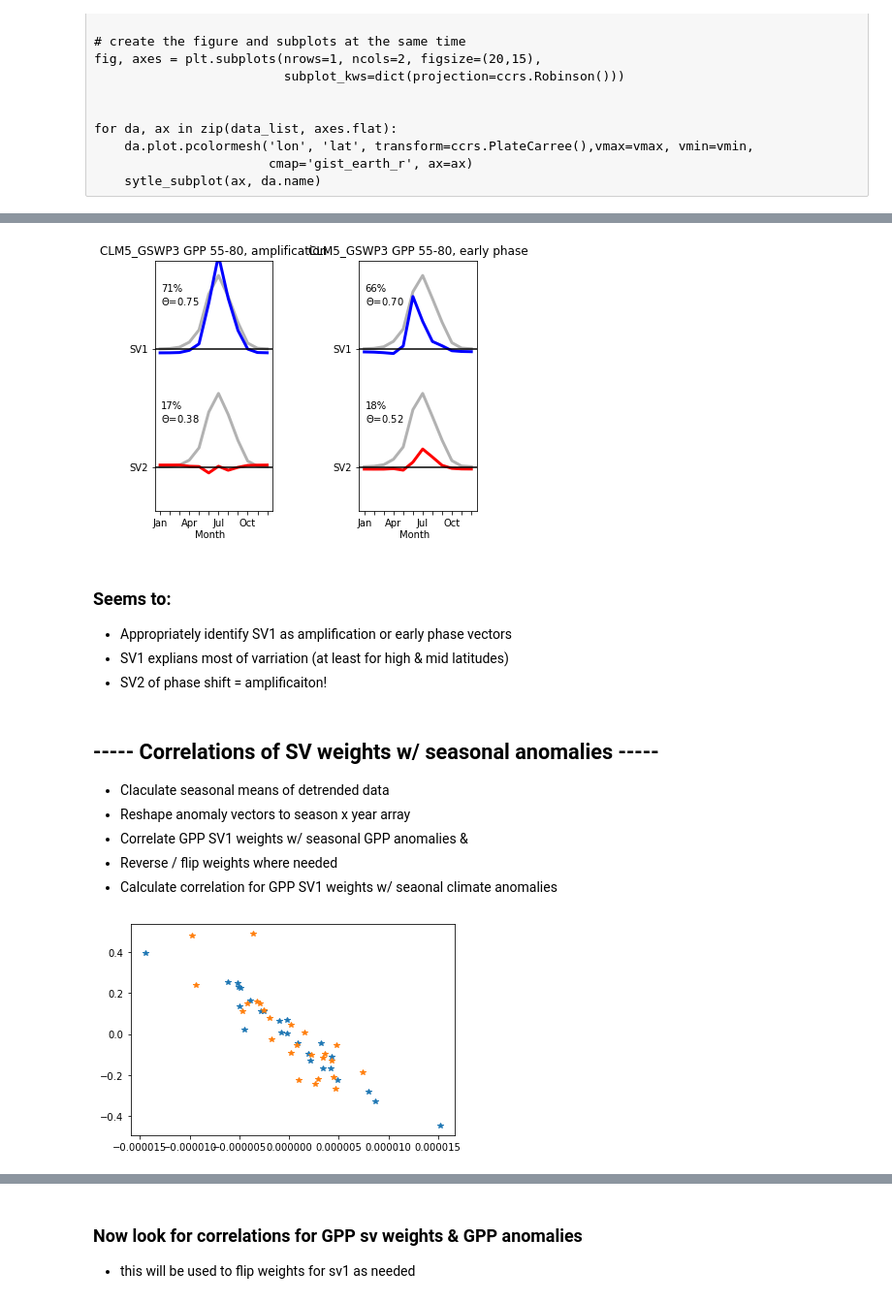
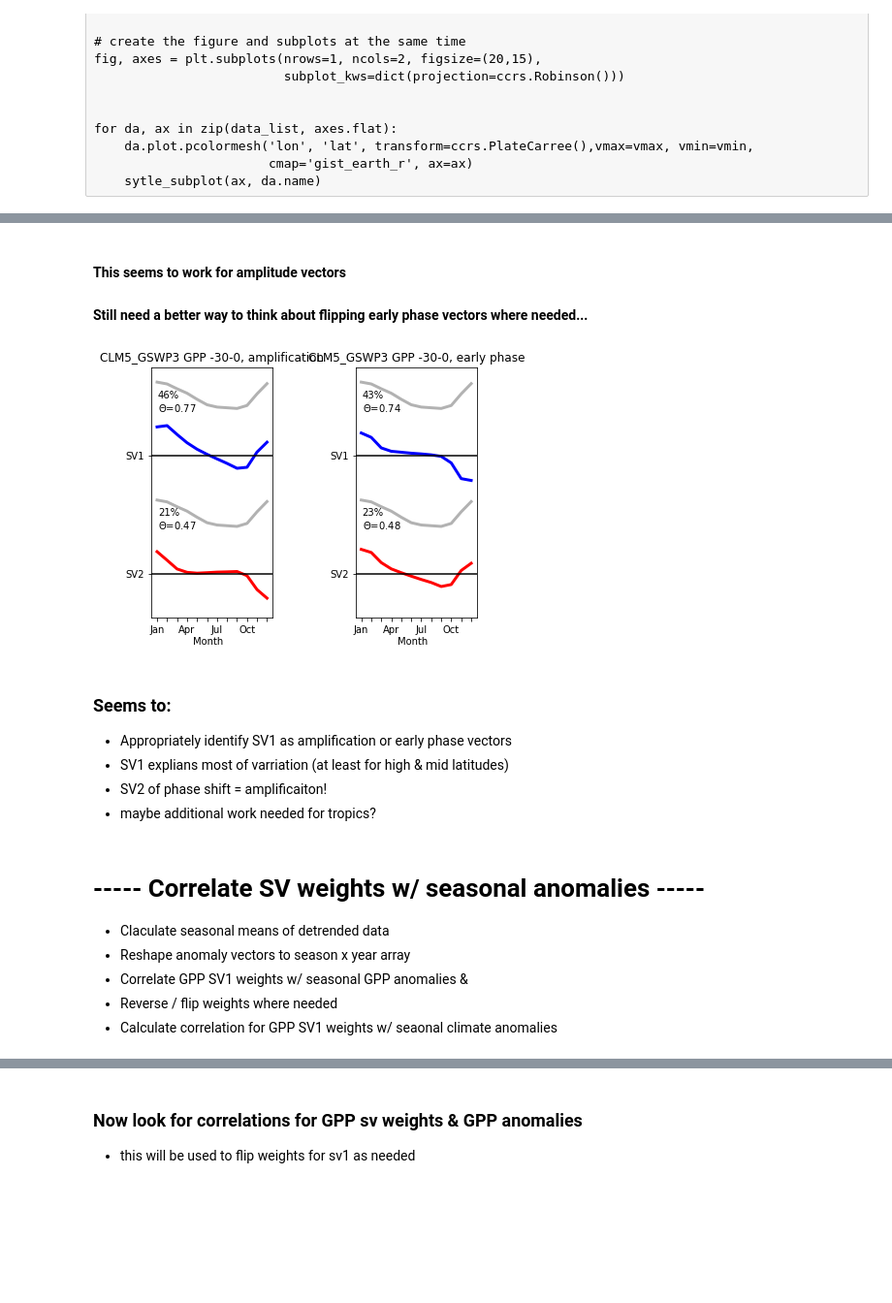
Before and after one commit to NCAR/ctsm_python_gallery, a Jupyter notebook: notebooks/MonthlySVD.ipynb, the cells around one changed output, grey strips where cells are left out. Shown at 97% size. Cells and saved outputs as stored; diff of their text form; code cells hidden in the pictures; blank space fills up the shorter version.

```diff
--- a/notebooks/MonthlySVD.ipynb
+++ b/notebooks/MonthlySVD.ipynb
@@ -790,8 +847,9 @@ array(0.)
 [figure]
 # %%
 # Mask values to isolate regions with amplificaiton vs. phase shift (early green-up)?
-GPP_climo_mask1 = xr.ufuncs.fabs(GPPw_0) >= xr.ufuncs.fabs(GPPw_1)
-GPP_climo_mask2 = xr.ufuncs.fabs(GPPw_1) > xr.ufuncs.fabs(GPPw_0)
+# here using rank correlation, but also could use weighted
+GPP_climo_mask1 = xr.ufuncs.fabs(GPP_corr.ranked[0,...]) >= xr.ufuncs.fabs(GPP_corr.ranked[1,...])
+GPP_climo_mask2 = xr.ufuncs.fabs(GPP_corr.ranked[1,...]) > xr.ufuncs.fabs(GPP_corr.ranked[0,...])
 fig = plt.figure(figsize=(16,20))
 
 ax1 = fig.add_subplot(1,2,1,projection=ccrs.Robinson())
@@ -819,18 +899,22 @@ fig.tight_layout();
+# %% [markdown]
+#### This seems to work for amplitude vectors
+#### Still need a better way to think about flipping early phase vectors where needed...
 # %%
 # calculate mean annual cycle and mean SV1 and SV2 for different regions
 # TODO, This may be more efficient in a loop with different lists of lat-lon regions to focus on.
 
-a = 55  # Min lat, -20 to 10 for Amazon
-b = 80  # Max lat
+a = -30  # Min lat, -20 to 10 for Amazon
+b = 0  # Max lat
 c = 0   # min lon, 280-310 for the Amazon
 d = 360 # max lon
+svd_plot = svd2
+mean_svd_plot = svd_plot.sel(lat=slice(a,b), lon=slice(c,d)).mean(('lat','lon'))
 
 # -- Amplitude vector --
-mean_GPPclimo = GPPclimo.where(GPP_climo_mask1).sel(lat=slice(a,b), lon=slice(c,d)).mean(('lat','lon'))
-mean_svd0 = svd0.where(GPP_climo_mask1).sel(lat=slice(a,b), lon=slice(c,d)).mean(('lat','lon'))
+mean_svd_plotA = svd_plot.where(GPP_climo_mask1).sel(lat=slice(a,b), lon=slice(c,d)).mean(('lat','lon'))
 # -- Phase shift vector --
-mean_GPPclimoB = GPPclimo.where(GPP_climo_mask2).sel(lat=slice(a,b), lon=slice(c,d)).mean(('lat','lon'))
-mean_svd0B = svd0.where(GPP_climo_mask2).sel(lat=slice(a,b), lon=slice(c,d)).mean(('lat','lon'))
+mean_svd_plotB = svd_plot.where(GPP_climo_mask2).sel(lat=slice(a,b), lon=slice(c,d)).mean(('lat','lon'))
+#print(mean_svd_plot)
 # %%
 # Plot First and Second Singular Vectors
 # TODO, but this plotting routine into a function
@@ -838,56 +922,57 @@ mean_svd0B = svd0.where(GPP_climo_mask2).sel(lat=slice(a,b), lon=slice(c,d)).mea
 fig = plt.figure(4,figsize=(6,4.5))
 barwidth = 0.2
 month = np.arange(12)
-multi =0.9e4        #This is a totally arbitrary scale factor, decided by me, to make figures look good!
-ymax=np.max(mean_svd0.vectors.values)
+multi =0.7e4        #This is a totally arbitrary scale factor, decided by me, to make figures look good!
+ymax=np.max(mean_svd_plotA.vectors.values)
 
 # --- GPPP, SVD 1 & 2 for regions in phase with GPP
-vectors2plot=mean_svd0.vectors*multi
-mm2plot = mean_GPPclimo.values
+vectors2plot=mean_svd_plotA.vectors*multi
+mm2plot = mean_svd_plot.climatology
 
 ax1 = fig.add_subplot(1,2,1)
 ax1.plot(np.array(month)+2*barwidth,mm2plot/(4*max(mm2plot))-0.05,'k-',alpha=0.3,linewidth=3)
 ax1.plot(np.array(month)+2*barwidth,mm2plot/(4*max(mm2plot))+0.35,'k-',alpha=0.3,linewidth=3)
-ax1.plot(np.array(month)+2*barwidth,vectors2plot[:,0]*0.75+0.35,'b-',linewidth=3)
-ax1.plot(np.array(month)+2*barwidth,-vectors2plot[:,1]*0.75-0.05,'r-',linewidth=3)
+ax1.plot(np.array(month)+2*barwidth,vectors2plot[0,:]*0.75+0.35,'b-',linewidth=3)
+ax1.plot(np.array(month)+2*barwidth,vectors2plot[1,:]*0.75-0.05,'r-',linewidth=3)
 ax1.axhline(-0.05,color='black')
 ax1.axhline(0.35,color='black')
 ax1.set_xticks(np.array(month)+2*barwidth)
 ax1.set_xticklabels(['Jan','','','Apr','','','Jul','','','Oct','',''])
 ax1.set_yticks([-0.05,0.35])
 ax1.set_yticklabels(['SV2','SV1'])
 ax1.set_ylim([-0.2,0.65])
 
-ax1.text(0.5,.50,str(int(mean_svd0.varfrac[0]*100))+"%\n$\Theta$="+str('%.2f'%mean_svd0.theta[0]))
-ax1.text(0.5,.10,str(int(mean_svd0.varfrac[1]*100))+"%\n$\Theta$="+str('%.2f'%mean_svd0.theta[1]))
+ax1.text(0.5,.50,str(int(mean_svd_plotA.varfrac[0]*100))+"%\n$\Theta$="+str('%.2f'%mean_svd_plotA.theta[0]))
+ax1.text(0.5,.10,str(int(mean_svd_plotA.varfrac[1]*100))+"%\n$\Theta$="+str('%.2f'%mean_svd_plotA.theta[1]))
 ax1.title.set_text(model[0]+" "+var[0]+" "+str(a)+"-"+str(b)+", amplification")
 ax1.text(4,-0.29,'Month')
 
-vectors2plot=mean_svd0B.vectors*multi
-mm2plot = mean_GPPclimoB.values
+vectors2plot=mean_svd_plotB.vectors*multi
+mm2plot = mean_svd_plot.climatology
 ax2 = fig.add_subplot(1,2,2)
 ax2.plot(np.array(month)+2*barwidth,mm2plot/(4*max(mm2plot))-0.05,'k-',alpha=0.3,linewidth=3)
 ax2.plot(np.array(month)+2*barwidth,mm2plot/(4*max(mm2plot))+0.35,'k-',alpha=0.3,linewidth=3)
-ax2.plot(np.array(month)+2*barwidth,vectors2plot[:,0]*0.75+0.35,'b-',linewidth=3)
-ax2.plot(np.array(month)+2*barwidth,vectors2plot[:,1]*0.75-0.05,'r-',linewidth=3)
+ax2.plot(np.array(month)+2*barwidth,vectors2plot[0,:]*0.75+0.35,'b-',linewidth=3)
+ax2.plot(np.array(month)+2*barwidth,vectors2plot[1,:]*0.75-0.05,'r-',linewidth=3)
 ax2.axhline(-0.05,color='black')
 ax2.axhline(0.35,color='black')
 ax2.set_xticks(np.array(month)+2*barwidth)
 ax2.set_xticklabels(['Jan','','','Apr','','','Jul','','','Oct','',''])
 ax2.set_yticks([-0.05,0.35])
 ax2.set_yticklabels(['SV2','SV1'])
 ax2.set_ylim([-0.2,0.65])
 
-ax2.text(0.5,.50,str(int(mean_svd0B.varfrac[0]*100))+"%\n$\Theta$="+str('%.2f'%mean_svd0B.theta[0]))
-ax2.text(0.5,.10,str(int(mean_svd0B.varfrac[1]*100))+"%\n$\Theta$="+str('%.2f'%mean_svd0B.theta[1]))
+ax2.text(0.5,.50,str(int(mean_svd_plotB.varfrac[0]*100))+"%\n$\Theta$="+str('%.2f'%mean_svd_plotB.theta[0]))
+ax2.text(0.5,.10,str(int(mean_svd_plotB.varfrac[1]*100))+"%\n$\Theta$="+str('%.2f'%mean_svd_plotB.theta[1]))
 ax2.title.set_text(model[0]+" "+var[0]+" "+str(a)+"-"+str(b)+", early phase")
 ax2.text(4,-0.29,'Month')
 
 plt.tight_layout();
 # %% [output]
-[figure, old version]
+[figure, new version]
 # %% [markdown]
 ### Seems to:
 * Appropriately identify SV1 as amplification or early phase vectors
 * SV1 explians most of varriation (at least for high & mid latitudes)
 * SV2 of phase shift = amplificaiton!
+* maybe additional work needed for tropics?
@@ -894,5 +981,5 @@ plt.tight_layout();
 # %% [markdown]
-## ----- Correlations of SV weights w/ seasonal anomalies -----
+# ----- Correlate SV weights w/ seasonal anomalies -----
 * Claculate seasonal means of detrended data
 * Reshape anomaly vectors to season x year array
 * Correlate GPP SV1 weights w/ seasonal GPP anomalies &
@@ -948,22 +987,0 @@ def calc_seasonal(ds_in, var=var, nyears=years):
-# %%
-# test for sensible results at a single point
-#ds_temp = ds_anom.sel(lat=tlat, lon=tlon, method='nearest').expand_dims('lat','lon')
-ds_temp = ds_anom.sel(lat=tlat,  method='nearest').expand_dims('lat') # this preserves lat,lon dims
-ds_temp = ds_temp.sel(lon=tlon,  method='nearest').expand_dims('lon')
-ds_temp_season = calc_seasonal(ds_temp)
-da_temp0 = ds_temp.get(var[0])
-svd_temp0 = calc_svd(da_temp0)
-
-# Weights & # detrended anomalies are identical
-#plt.plot(svd_temp0.isel(lat=0, lon=0, weights_dim1=0)['weights'],weights[0,:], '*' )
-#plt.plot(ds_temp_season.isel(lat=0, lon=0, season=1, var=0)['dt_anom'], group_0[1,:], '*' );
-
-# This also looks like sample code above!
-# GPP_sv weights ~ seasonal anomalies
-# sv1 Early shift = spring & sv2 Amplificaton = summer
-plt.plot(ds_temp_season.isel(lat=0, lon=0, season=1, var=0)['dt_anom'],
-         svd_temp0.isel(lat=0, lon=0, weights_dim1=0)['weights'], '*')
-plt.plot(ds_temp_season.isel(lat=0, lon=0, season=2, var=0)['dt_anom'],
-         svd_temp0.isel(lat=0, lon=0, weights_dim1=1)['weights'], '*') ;
-# %% [output]
-[figure, removed]
```
Also changed, not shown: parts of 59 cells of this notebook.
